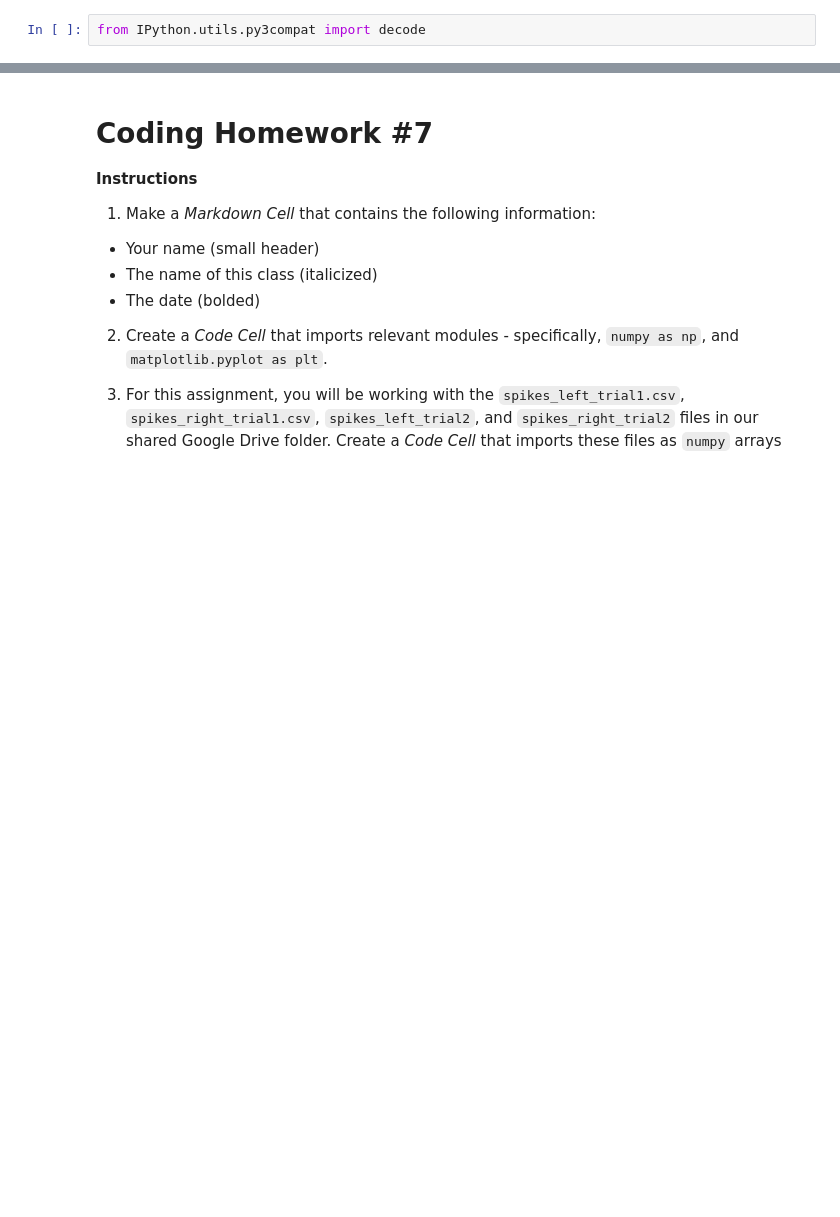
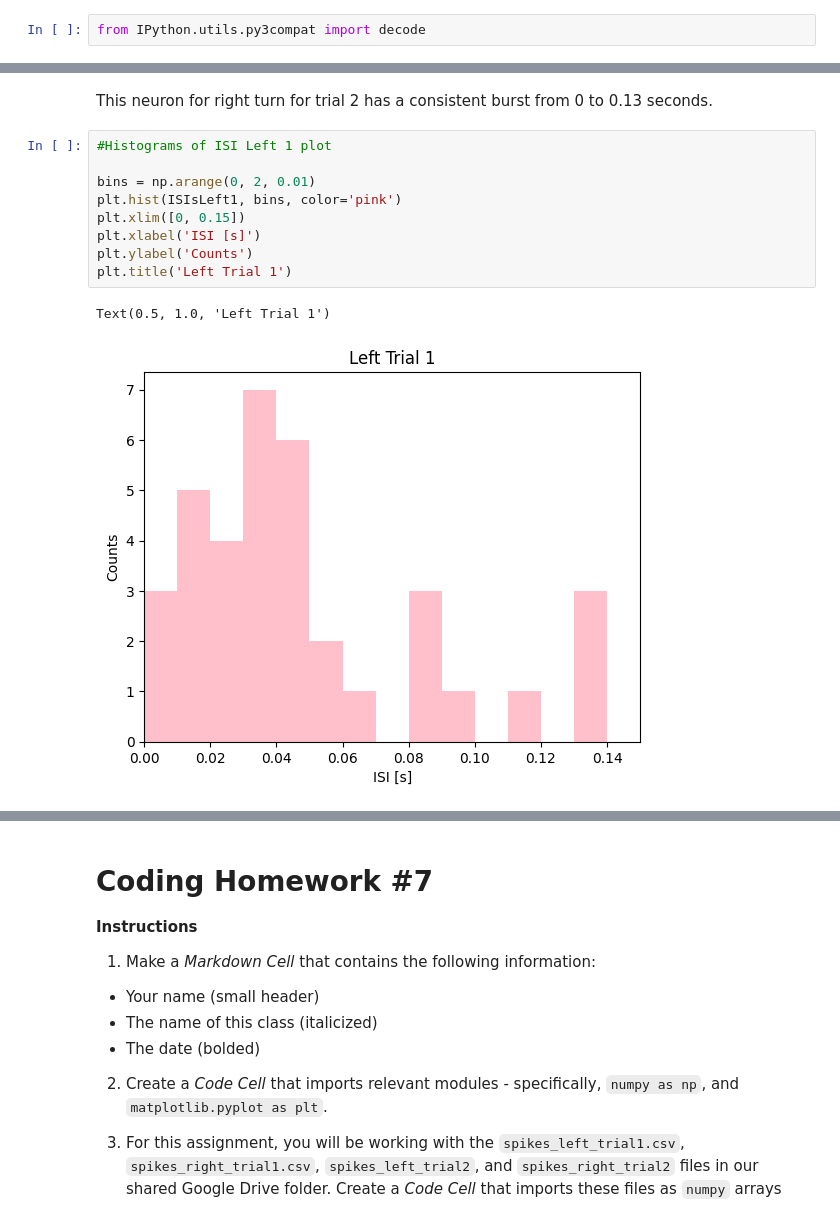
Before and after one commit to zoyaholin/Neur265HOLIN, a Jupyter notebook: coding_homework_7.ipynb, the cells around one changed output, grey strips where cells are left out. Saved outputs shown, nothing was run; the diff lists cells and outputs as text; blank space fills up the shorter version.

```diff
--- a/coding_homework_7.ipynb
+++ b/coding_homework_7.ipynb
@@ -76,0 +113,14 @@ from IPython.utils.py3compat import decode
+# %% [markdown]
+This neuron for right turn for trial 2 has a consistent burst from 0 to 0.13 seconds.
+# %%
+#Histograms of ISI Left 1 plot
+
+bins = np.arange(0, 2, 0.01)
+plt.hist(ISIsLeft1, bins, color='pink')
+plt.xlim([0, 0.15])
+plt.xlabel('ISI [s]')
+plt.ylabel('Counts')
+plt.title('Left Trial 1')
+# %% [output]
+Text(0.5, 1.0, 'Left Trial 1')
+[figure, added]
```
Also changed, not shown: parts of 11 cells of this notebook.
